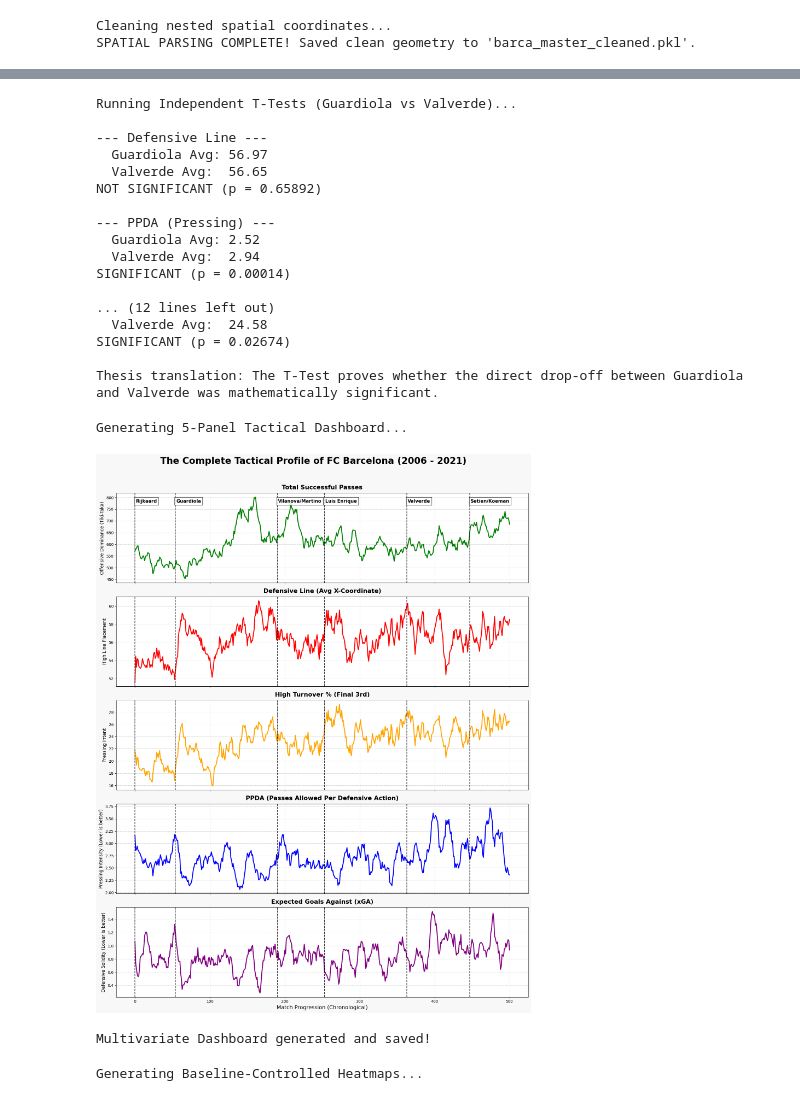
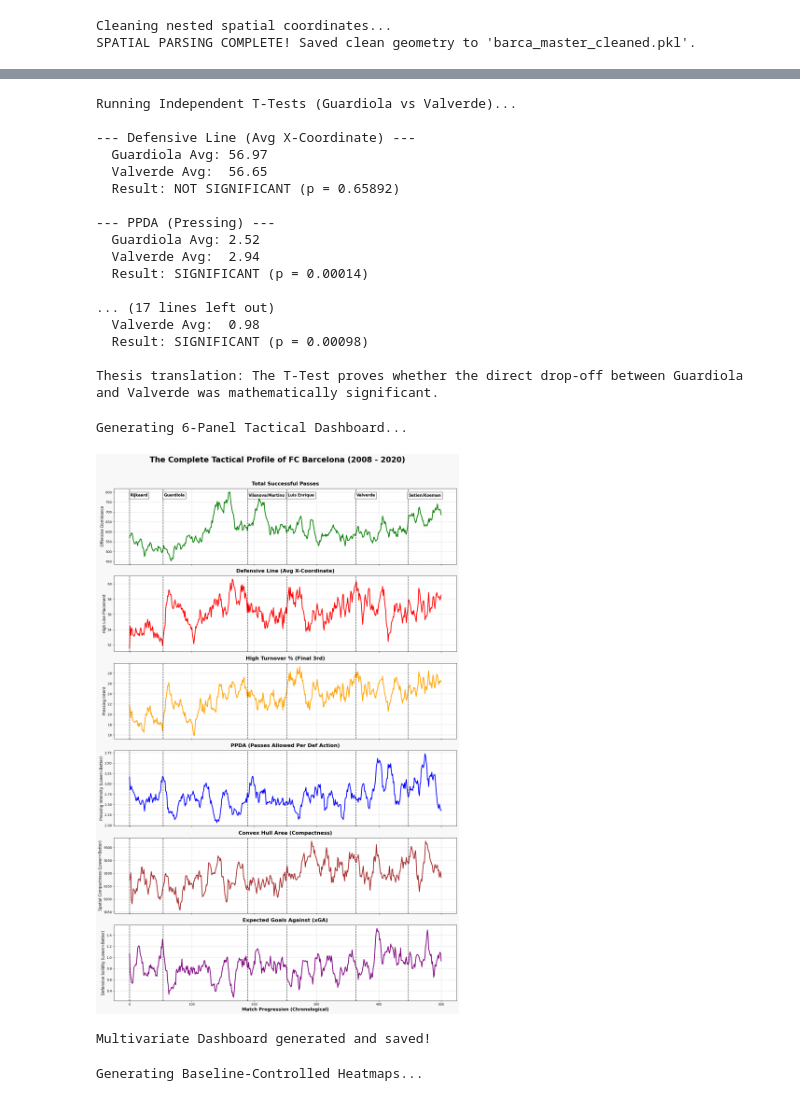
Before and after one commit to Vahe03/Tactical_analysis, a Jupyter notebook: tactical_analysis.ipynb, the cells around one changed output, grey strips where cells are left out. Saved outputs shown, nothing was run; the diff lists cells and outputs as text; code cells hidden in the pictures.

```diff
--- a/tactical_analysis.ipynb
+++ b/tactical_analysis.ipynb
@@ -235,13 +266,14 @@ except FileNotFoundError:
 # 2. Filter data for JUST Guardiola and Valverde for direct comparison
 filtered_df = stats_df[stats_df['manager_era'].isin(['Guardiola', 'Valverde'])].dropna()
 
-# 3. Define the metrics to test
+# 3. Define the metrics to test (UPDATED)
 metrics = {
-    'Defensive Line': 'defensive_line',
+    'Defensive Line (Avg X-Coordinate)': 'defensive_line',
     'PPDA (Pressing)': 'ppda',
-    'xGA (Expected Goals Against)': 'xga',
     'Total Successful Passes': 'successful_passes',
-    'High Turnover %': 'high_turnover_pct'
+    'High Turnover %': 'high_turnover_pct',
+    'Convex Hull Area (Spatial Compactness)': 'convex_hull_area',
+    'xGA (Expected Goals Against)': 'xga'
 }
 
 # 4. Run Welch's T-Test for each metric
@@ -259,28 +291,27 @@ for metric_name, column in metrics.items():
     print(f"  Valverde Avg:  {group_valverde.mean():.2f}")
 
     if p_value < 0.05:
-        print(f"SIGNIFICANT (p = {p_value:.5f})")
+        print(f"  Result: SIGNIFICANT (p = {p_value:.5f})\n")
     else:
-        print(f"NOT SIGNIFICANT (p = {p_value:.5f})")
-    print("")
+        print(f"  Result: NOT SIGNIFICANT (p = {p_value:.5f})\n")
 
 print("Thesis translation: The T-Test proves whether the direct drop-off between Guardiola and Valverde was mathematically significant.")
 # %% [output]
 Running Independent T-Tests (Guardiola vs Valverde)...
 
---- Defensive Line ---
+--- Defensive Line (Avg X-Coordinate) ---
   Guardiola Avg: 56.97
   Valverde Avg:  56.65
-NOT SIGNIFICANT (p = 0.65892)
+  Result: NOT SIGNIFICANT (p = 0.65892)
 
 --- PPDA (Pressing) ---
   Guardiola Avg: 2.52
   Valverde Avg:  2.94
-SIGNIFICANT (p = 0.00014)
+  Result: SIGNIFICANT (p = 0.00014)
 
-... (12 lines left out)
-  Valverde Avg:  24.58
-SIGNIFICANT (p = 0.02674)
+... (17 lines left out)
+  Valverde Avg:  0.98
+  Result: SIGNIFICANT (p = 0.00098)
 
 Thesis translation: The T-Test proves whether the direct drop-off between Guardiola and Valverde was mathematically significant.
 # %%
@@ -289,63 +320,64 @@ import pandas as pd
 import matplotlib.pyplot as plt
 import seaborn as sns
 
-print("Generating 5-Panel Tactical Dashboard...")
+print("Generating 6-Panel Tactical Dashboard...")
 
 # 1. Load the engineered features
 stats_df = pd.read_pickle("barca_tactical_features.pkl")
 
 # Drop any rows where metrics failed to calculate to keep the lines clean
-stats_df = stats_df.dropna(subset=['def_line_rolling', 'ppda_rolling'])
+stats_df = stats_df.dropna(subset=['def_line_rolling', 'ppda_rolling', 'convex_hull_area_rolling'])
 
-# 2. Setup the 5-Panel Plot
-fig, axes = plt.subplots(5, 1, figsize=(16, 20), sharex=True)
+# 2. Setup the 6-Panel Plot
+fig, axes = plt.subplots(6, 1, figsize=(16, 24), sharex=True)
 fig.patch.set_facecolor('#f8f8f8')
 
-# 3. Define the metrics we want to plot
+# 3. Define the metrics we want to plot (UPDATED)
 metrics = [
-    ('passes_rolling', 'Total Successful Passes', 'green', 'Offensive Dominance (Tiki-Taka)'),
+    ('passes_rolling', 'Total Successful Passes', 'green', 'Offensive Dominance'),
     ('def_line_rolling', 'Defensive Line (Avg X-Coordinate)', 'red', 'High Line Placement'),
     ('high_turnover_pct_rolling', 'High Turnover % (Final 3rd)', 'orange', 'Pressing Intent'),
-    ('ppda_rolling', 'PPDA (Passes Allowed Per Defensive Action)', 'blue', 'Pressing Intensity (Lower is better)'),
-    ('xga_rolling', 'Expected Goals Against (xGA)', 'purple', 'Defensive Solidity (Lower is better)')
+    ('ppda_rolling', 'PPDA (Passes Allowed Per Def Action)', 'blue', 'Pressing Intensity (Lower=Better)'),
+    ('convex_hull_area_rolling', 'Convex Hull Area (Compactness)', 'brown', 'Spatial Compactness (Lower=Better)'),
+    ('xga_rolling', 'Expected Goals Against (xGA)', 'purple', 'Defensive Solidity (Lower=Better)')
 ]
 
 # 4. Plot each metric
 for i, (col, title, color, ylabel) in enumerate(metrics):
     ax = axes[i]
     sns.lineplot(data=stats_df, x=stats_df.index, y=col, ax=ax, color=color, linewidth=2.5)
 
     # Formatting
     ax.set_title(title, fontsize=16, fontweight='bold', pad=10)
     ax.set_ylabel(ylabel, fontsize=12)
     ax.grid(True, linestyle='--', alpha=0.6)
     ax.set_facecolor('#ffffff')
 
 # 5. Add vertical lines for Manager Eras across all subplots
 era_changes = stats_df.drop_duplicates(subset=['manager_era'], keep='first')
 for i in range(len(axes)):
     for idx, row in era_changes.iterrows():
         axes[i].axvline(x=idx, color='black', linestyle='--', alpha=0.8, linewidth=1.5)
-        # Only add the text labels to the top plot to avoid clutter
+        # Add the text labels to the top plot to avoid clutter
         if i == 0:
             axes[i].text(idx + 1, axes[i].get_ylim()[1] * 0.95, row['manager_era'],
                          rotation=0, fontsize=12, fontweight='bold',
                          bbox=dict(facecolor='white', alpha=0.8, edgecolor='black'))
 
 # 6. Final Polish
-axes[-1].set_xlabel("Match Progression (Chronological)", fontsize=14)
-plt.suptitle("The Complete Tactical Profile of FC Barcelona (2006 - 2021)",
+axes[-1].set_xlabel("Match Progression (Chronological)", fontsize=14, fontweight='bold')
+plt.suptitle("The Complete Tactical Profile of FC Barcelona (2008 - 2020)",
              fontsize=24, fontweight='bold', y=1.02)
 plt.tight_layout()
 
 # Save for your thesis
 plt.savefig("Thesis_Fig_Multivariate_Dashboard.png", dpi=300, bbox_inches='tight')
 plt.show()
 
 print("Multivariate Dashboard generated and saved!")
 # %% [output]
-Generating 5-Panel Tactical Dashboard...
+Generating 6-Panel Tactical Dashboard...
-[figure, old version]
+[figure, new version]
 Multivariate Dashboard generated and saved!
 # %%
 # Cell 7: The "Constant Baseline" Capstone Heatmaps
```
Also changed, not shown: parts of 4 cells of this notebook, 4 other files.
